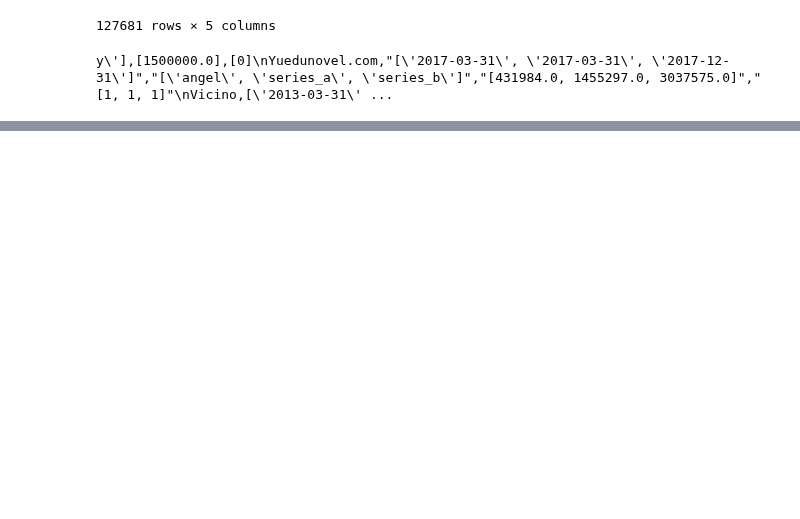
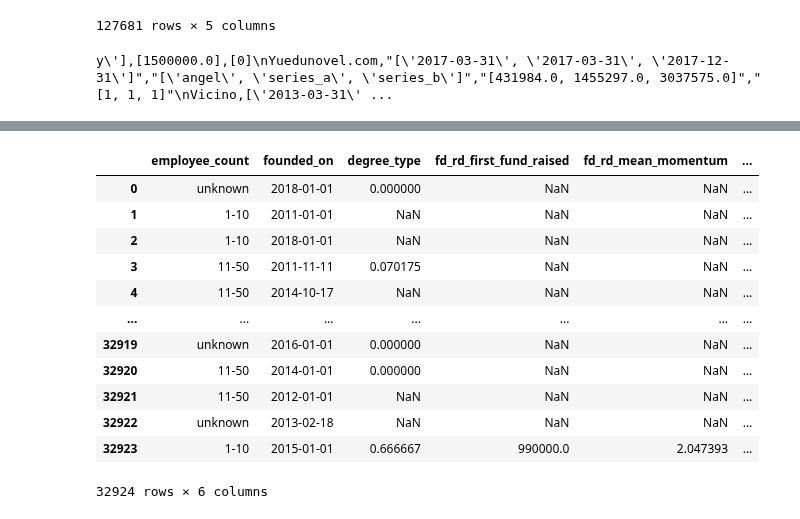
Before and after one commit to StardustLID/TEMG4952A-TEAM-5, a Jupyter notebook: backend/csv_helper.ipynb, the cells around one changed output, grey strips where cells are left out. Saved outputs shown, nothing was run; the diff lists cells and outputs as text; code cells hidden in the pictures; blank space fills up the shorter version.

```diff
--- a/backend/csv_helper.ipynb
+++ b/backend/csv_helper.ipynb
@@ -987,0 +990,4 @@ y\'],[1500000.0],[0]\nYuedunovel.com,"[\'2017-03-31\', \'2017-03-31\', \'2017-12
+# %%
+import pandas as pd
+df = pd.read_csv("../Week3_Onwards/unifed_csv_20210124_2.csv", parse_dates=['founded_on'])
+df.info()
@@ -987,0 +1012,18 @@ y\'],[1500000.0],[0]\nYuedunovel.com,"[\'2017-03-31\', \'2017-03-31\', \'2017-12
+# %%
+cols_to_keep = ['employee_count','founded_on',  'degree_type', "fd_rd_first_fund_raised", "fd_rd_mean_momentum", "fd_rd_num_invested_by_top_100"]
+df = df[cols_to_keep]
+df
+# %% [output]
+|  | employee_count | founded_on | degree_type | fd_rd_first_fund_raised | fd_rd_mean_momentum | ... |
+| 0 | unknown | 2018-01-01 | 0.000000 | NaN | NaN | ... |
+| 1 | 1-10 | 2011-01-01 | NaN | NaN | NaN | ... |
+| 2 | 1-10 | 2018-01-01 | NaN | NaN | NaN | ... |
+| 3 | 11-50 | 2011-11-11 | 0.070175 | NaN | NaN | ... |
+| 4 | 11-50 | 2014-10-17 | NaN | NaN | NaN | ... |
+| ... | ... | ... | ... | ... | ... | ... |
+| 32919 | unknown | 2016-01-01 | 0.000000 | NaN | NaN | ... |
+| 32920 | 11-50 | 2014-01-01 | 0.000000 | NaN | NaN | ... |
+| 32921 | 11-50 | 2012-01-01 | NaN | NaN | NaN | ... |
+| 32922 | unknown | 2013-02-18 | NaN | NaN | NaN | ... |
+| 32923 | 1-10 | 2015-01-01 | 0.666667 | 990000.0 | 2.047393 | ... |
+32924 rows × 6 columns
```
Also changed, not shown: parts of 8 cells of this notebook, 3 other files.
